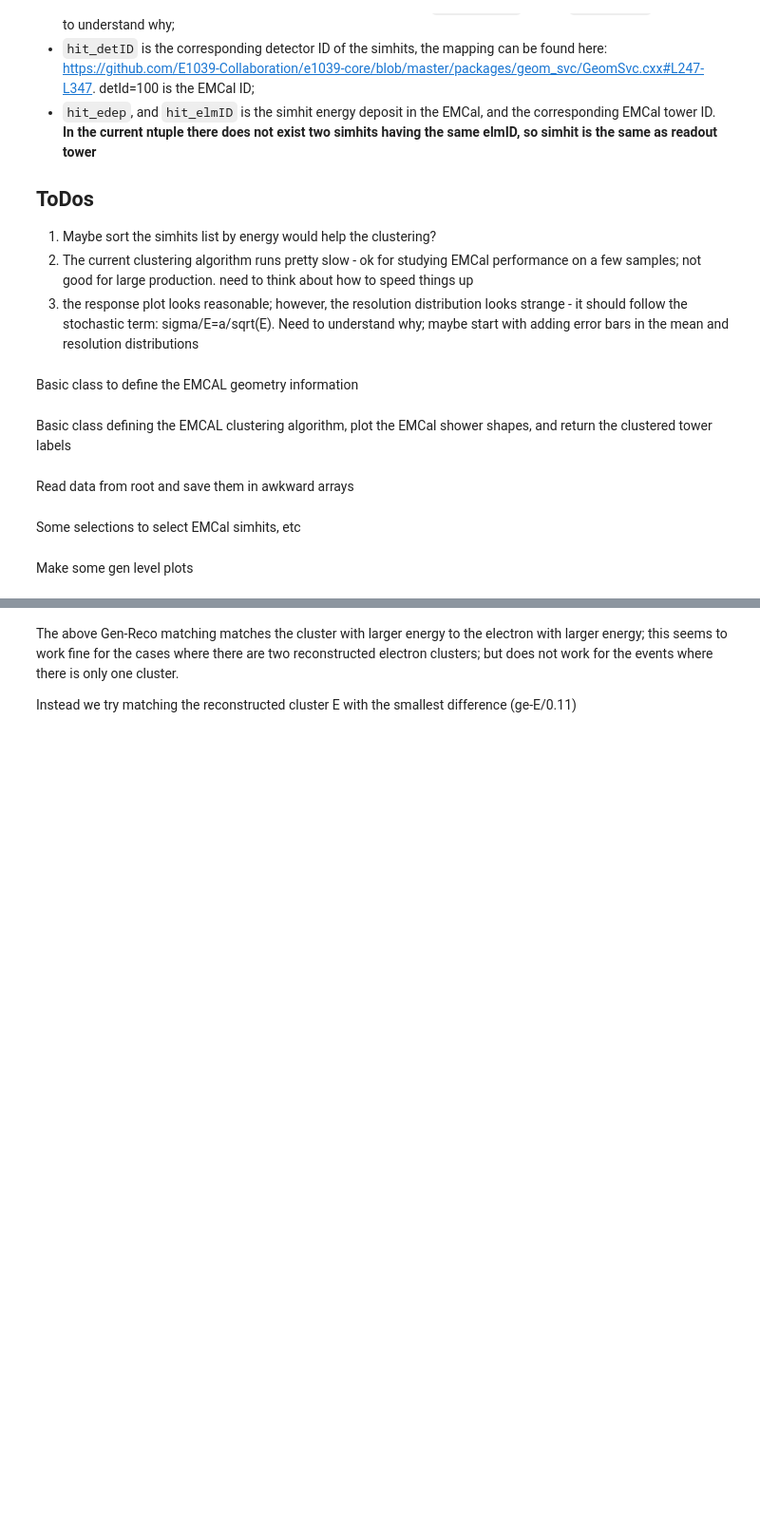
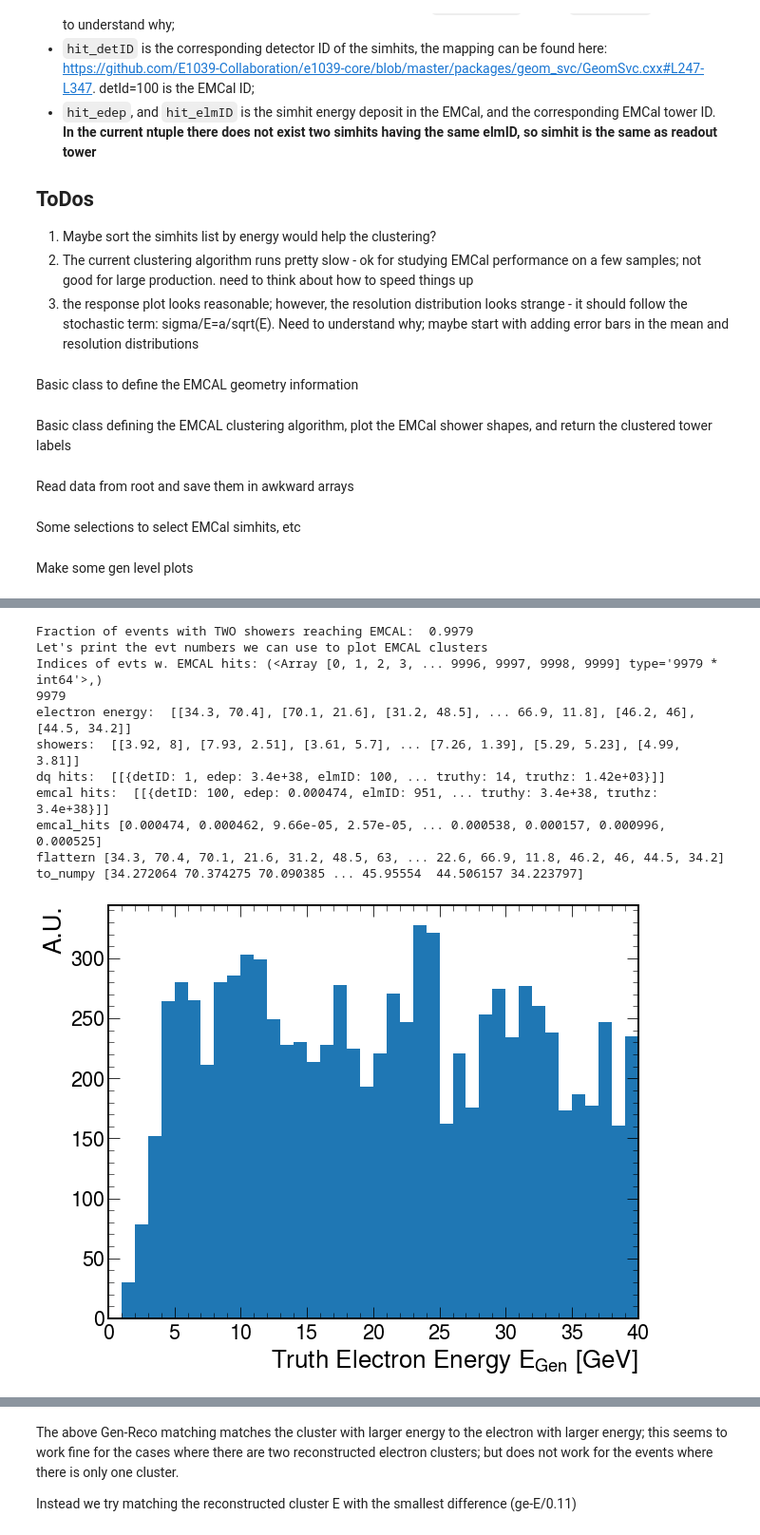
Before and after one commit to DarkQuest-FNAL/DarkQuest, a Jupyter notebook: e1039-analysis/python/EMCALClusters_v2.ipynb, the cells around one changed output, grey strips where cells are left out. Shown at 95% size. Cells and saved outputs as stored; diff of their text form; code cells hidden in the pictures; blank space fills up the shorter version.

```diff
--- a/e1039-analysis/python/EMCALClusters_v2.ipynb
+++ b/e1039-analysis/python/EMCALClusters_v2.ipynb
@@ -378,17 +378,8 @@ def plotQuantities(ifile):
 
     # the EMCal simhits energy; simhit is the same as readout tower here
     fig = plt.figure(figsize=(10,8))
-    plt.hist(ak.flatten(emcal_hits*1000,axis=None), bins=100, range=(0,1000), density=False, weights=1.0/len(events)*np.ones(len(ak.flatten(emcal_hits*1000,axis=None))))
-    plt.xlim(0,1000)
+    plt.hist(ak.flatten(emcal_hits,axis=None)*1000, bins=100, range=(0,1000), density=False, weights=1.0/len(events)*np.ones(len(ak.flatten(emcal_hits,axis=None))))
     plt.yscale('log')
     plt.xlabel("CaloTower Energy $E_{CaloTower}$ [MeV]")
     plt.ylabel('# / Event')
     plt.savefig("emcal_simhits.png")
-
-
-
-#ifileBrem = "/seaquest/users/cmantill/DarkQuest/e1039-analysis/SimHits/macro/simeval_electrons_emcal/sim_eval_Brem_0.033428_z500_600_eps_-6.root"
-ifileBrem = "/seaquest/users/cmantill/DarkQuest/e1039-analysis/SimHits/macro/simeval_electrons_emcal/sim_eval_Brem_1.356670_z500_600_eps_-6.root"
-ifileBrem = "/seaquest/users/cmantill/DarkQuest/e1039-analysis/SimHits/macro/simana_electrons/Brem_0.056739_z500_600_eps_-6.root"
-#ifileEta = "/seaquest/users/cmantill/DarkQuest/e1039-analysis/SimHits/macro/simana_electrons/Eta_0.289880_z500_600_eps_-6.root"
-plotQuantities(ifileBrem)
@@ -410,0 +392,16 @@ to_numpy [16.389006  5.21527   5.777927 ...  1.523373  5.041564  8.879922]
+# %%
+ifileBrem = "data/simana_electrons_Feb23/Brem_1.356670_z500_600_eps_-6.root"
+plotQuantities(ifileBrem)
+# %% [output]
+Fraction of events with TWO showers reaching EMCAL:  0.9979
+Let's print the evt numbers we can use to plot EMCAL clusters
+Indices of evts w. EMCAL hits: (<Array [0, 1, 2, 3, ... 9996, 9997, 9998, 9999] type='9979 * int64'>,)
+9979
+electron energy:  [[34.3, 70.4], [70.1, 21.6], [31.2, 48.5], ... 66.9, 11.8], [46.2, 46], [44.5, 34.2]]
+showers:  [[3.92, 8], [7.93, 2.51], [3.61, 5.7], ... [7.26, 1.39], [5.29, 5.23], [4.99, 3.81]]
+dq hits:  [[{detID: 1, edep: 3.4e+38, elmID: 100, ... truthy: 14, truthz: 1.42e+03}]]
+emcal hits:  [[{detID: 100, edep: 0.000474, elmID: 951, ... truthy: 3.4e+38, truthz: 3.4e+38}]]
+emcal_hits [0.000474, 0.000462, 9.66e-05, 2.57e-05, ... 0.000538, 0.000157, 0.000996, 0.000525]
+flattern [34.3, 70.4, 70.1, 21.6, 31.2, 48.5, 63, ... 22.6, 66.9, 11.8, 46.2, 46, 44.5, 34.2]
+to_numpy [34.272064 70.374275 70.090385 ... 45.95554  44.506157 34.223797]
+[figure, added]
```
Also changed, not shown: parts of 30 cells of this notebook.
